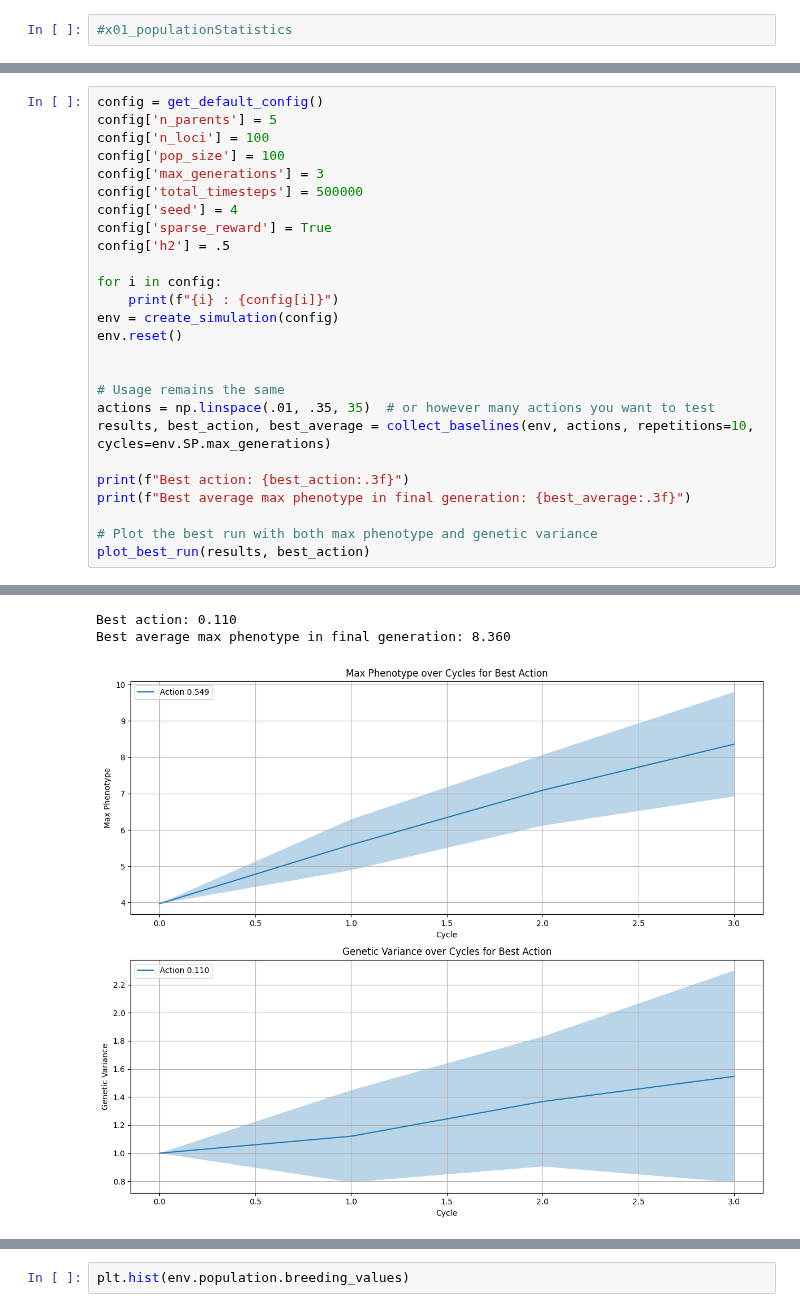
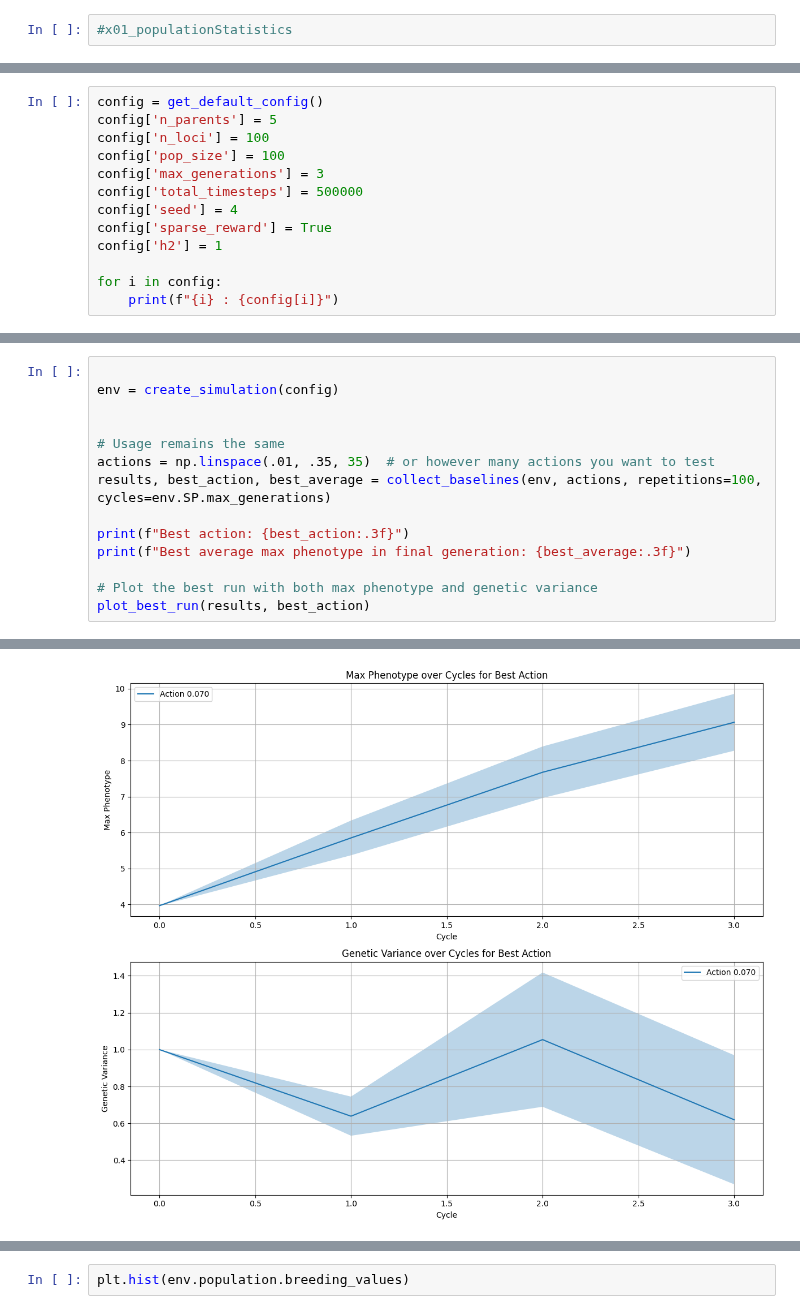
Before and after one commit to cjGO/ChewC, a Jupyter notebook: dev_nbs/02_basicbudget.ipynb, the cells around one changed output, grey strips where cells are left out. Saved outputs shown, nothing was run; the diff lists cells and outputs as text.

```diff
--- a/dev_nbs/02_basicbudget.ipynb
+++ b/dev_nbs/02_basicbudget.ipynb
@@ -276,0 +29,13 @@ NameError: name 'env' is not defined
+# %%
+config = get_default_config()
+config['n_parents'] = 5
+config['n_loci'] = 100
+config['pop_size'] = 100
+config['max_generations'] = 3
+config['total_timesteps'] = 500000
+config['seed'] = 4
+config['sparse_reward'] = True
+config['h2'] = 1
+
+for i in config:
+    print(f"{i} : {config[i]}")
@@ -277,23 +60,11 @@ NameError: name 'env' is not defined
 # %%
-config = get_default_config()
-config['n_parents'] = 5
-config['n_loci'] = 100
-config['pop_size'] = 100
-config['max_generations'] = 3
-config['total_timesteps'] = 500000
-config['seed'] = 4
-config['sparse_reward'] = True
-config['h2'] = .5
 
-for i in config:
-    print(f"{i} : {config[i]}")
 env = create_simulation(config)
-env.reset()
 
 
 # Usage remains the same
 actions = np.linspace(.01, .35, 35)  # or however many actions you want to test
-results, best_action, best_average = collect_baselines(env, actions, repetitions=10, cycles=env.SP.max_generations)
+results, best_action, best_average = collect_baselines(env, actions, repetitions=100, cycles=env.SP.max_generations)
 
 print(f"Best action: {best_action:.3f}")
 print(f"Best average max phenotype in final generation: {best_average:.3f}")
@@ -321,4 +77,2 @@ seed : 4
-Best action: 0.110
-Best average max phenotype in final generation: 8.360
-[figure, old version]
+[figure, new version]
 # %%
```
Also changed, not shown: parts of 11 cells of this notebook, 9 other files.
